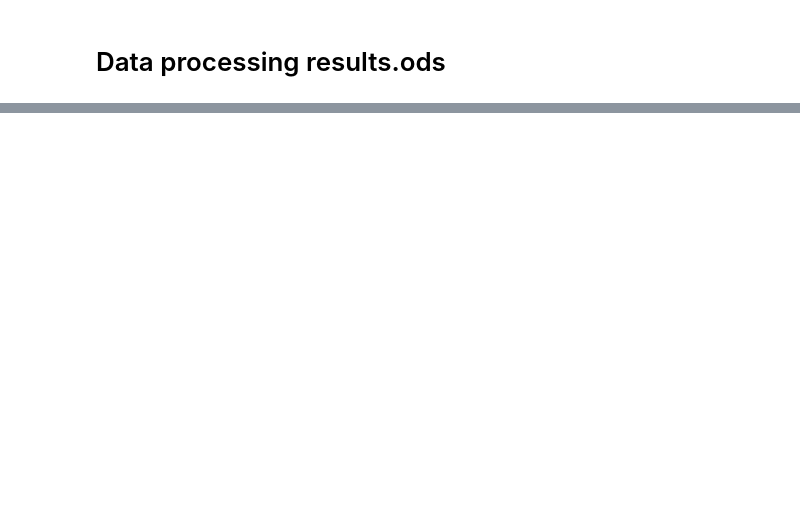
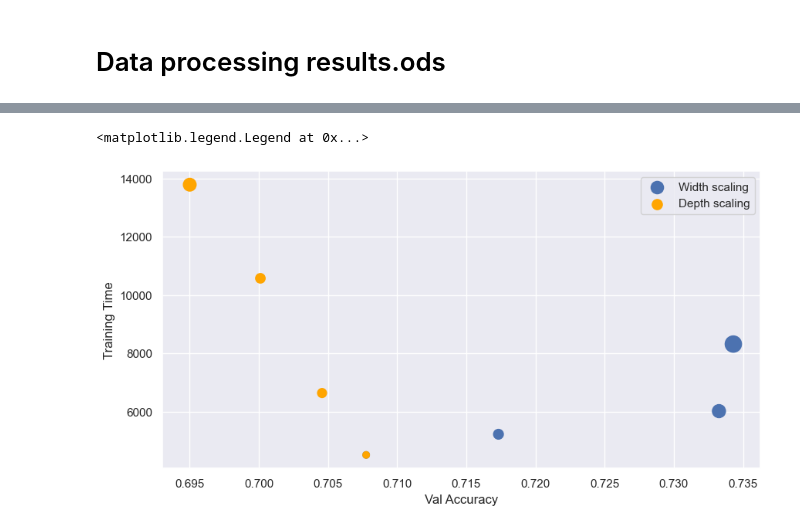
Before and after one commit to b-auricchio/wildlife_indent_cnn, a Jupyter notebook: data_processing.ipynb, the cells around one changed output, grey strips where cells are left out. Drawn from its saved outputs; the diff is of its cells as text; code cells hidden in the pictures; blank space fills up the shorter version.

```diff
--- a/data_processing.ipynb
+++ b/data_processing.ipynb
@@ -47,0 +61,11 @@ plt.legend(['Width scaling', 'Depth scaling'])
+# %%
+#Plot 5: validation accuracy vs training time
+plt.figure(figsize=(10, 5))
+plt.scatter(val_acc[0:4], train_time[0:4], marker='o', color='b', s=[p/0.3e6 for p in params[0:4]])
+plt.scatter([val_acc[0]]+val_acc[4:8], [train_time[0]]+train_time[4:8], marker='o', color='orange', s=[p/0.3e6 for p in [params[0]]+params[4:8]])
+plt.xlabel('Val Accuracy')
+plt.ylabel('Training Time')
+plt.legend(['Width scaling', 'Depth scaling'])
+# %% [output]
+<matplotlib.legend.Legend at 0x...>
+[figure, added]
```
Also changed, not shown: parts of 7 cells of this notebook, 10 other files.
